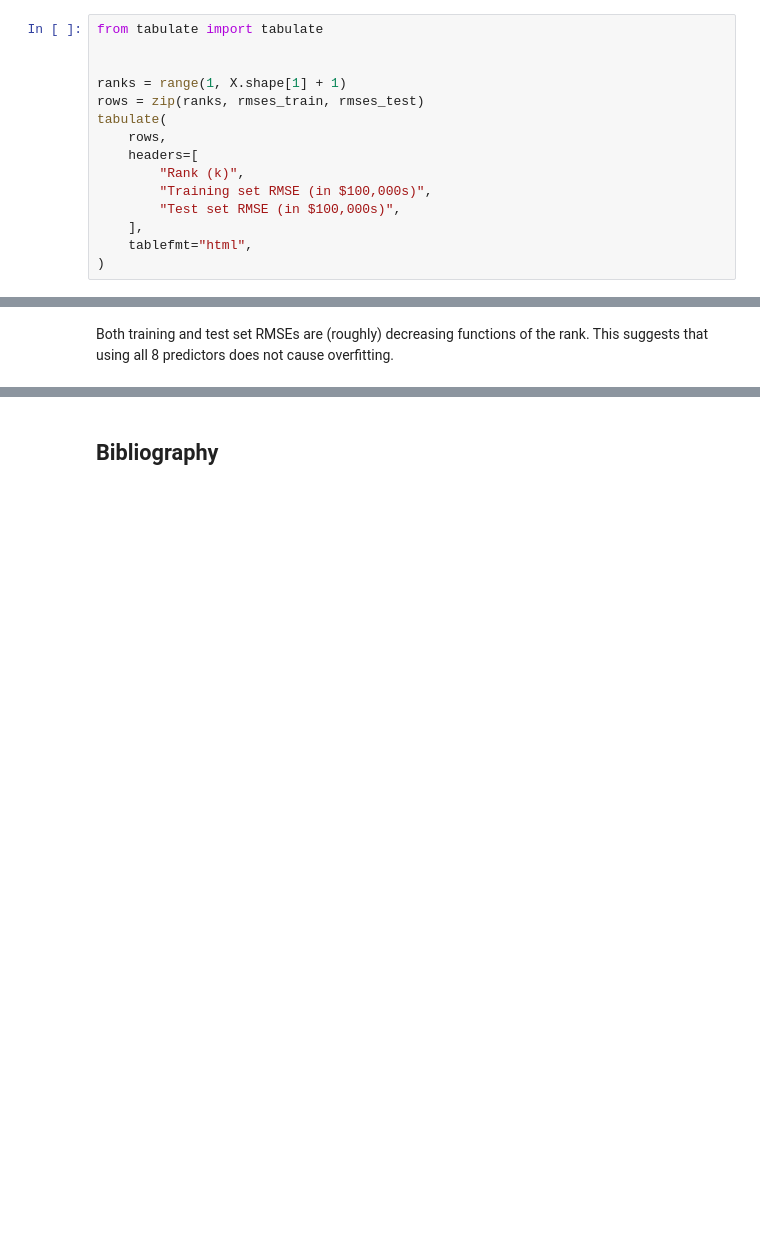
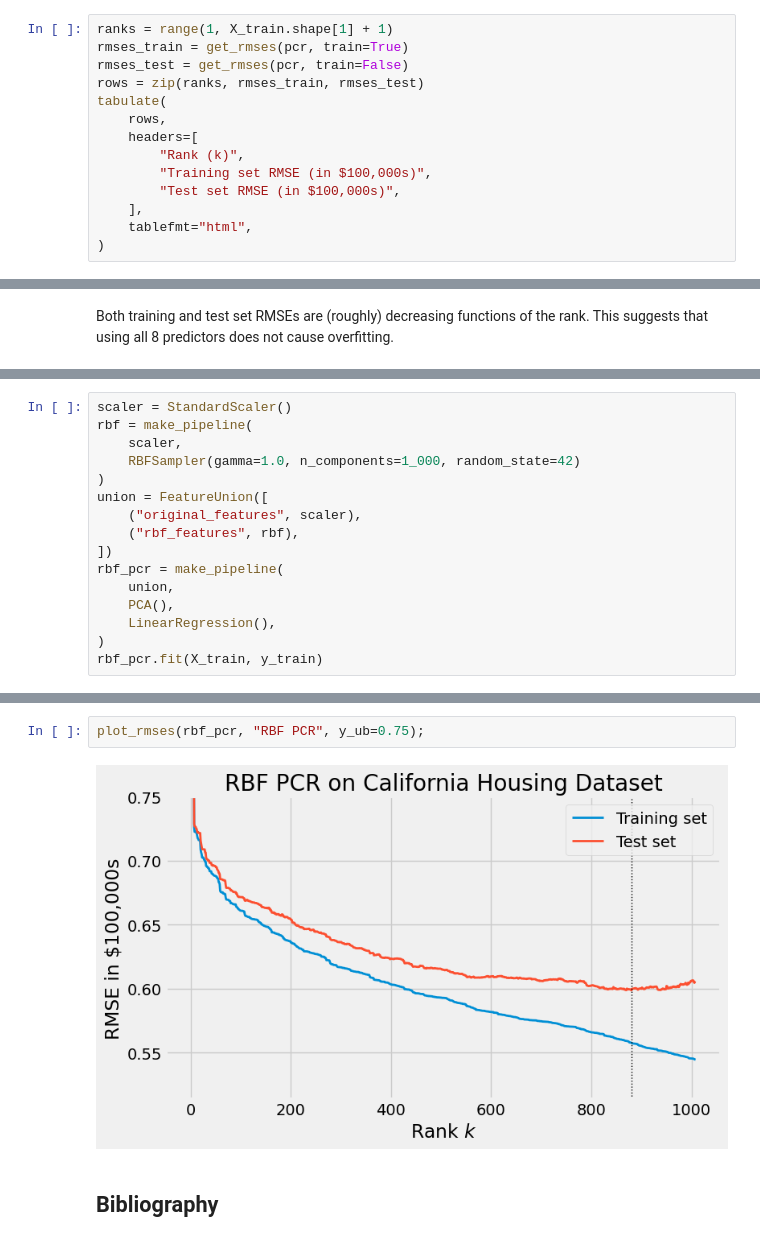
Before and after one commit to parsiad/parsiad.github.io, a Jupyter notebook: src/2019-12-25-principal_component_analysis_part_two.ipynb, the cells around one changed output, grey strips where cells are left out. Cells and saved outputs as stored; diff of their text form; blank space fills up the shorter version.

```diff
--- a/src/2019-12-25-principal_component_analysis_part_two.ipynb
+++ b/src/2019-12-25-principal_component_analysis_part_two.ipynb
@@ -160,8 +128,7 @@ rmses_test = rmses(model, X_test, y_test)
 # %%
-from tabulate import tabulate
-
-
-ranks = range(1, X.shape[1] + 1)
+ranks = range(1, X_train.shape[1] + 1)
+rmses_train = get_rmses(pcr, train=True)
+rmses_test = get_rmses(pcr, train=False)
 rows = zip(ranks, rmses_train, rmses_test)
 tabulate(
     rows,
@@ -220,0 +211,16 @@ _ = plt.title("Polynomial PCR on California Housing Dataset")
+# %%
+scaler = StandardScaler()
+rbf = make_pipeline(
+    scaler,
+    RBFSampler(gamma=1.0, n_components=1_000, random_state=42)
+)
+union = FeatureUnion([
+    ("original_features", scaler),
+    ("rbf_features", rbf),
+])
+rbf_pcr = make_pipeline(
+    union,
+    PCA(),
+    LinearRegression(),
+)
+rbf_pcr.fit(X_train, y_train)
@@ -221,3 +238,7 @@ _ = plt.title("Polynomial PCR on California Housing Dataset")
+# %%
+plot_rmses(rbf_pcr, "RBF PCR", y_ub=0.75);
+# %% [output]
+[figure, added]
 # %% [markdown]
 ## Bibliography
 # %% [markdown]
```
Also changed, not shown: parts of 22 cells of this notebook, 4 other files.
